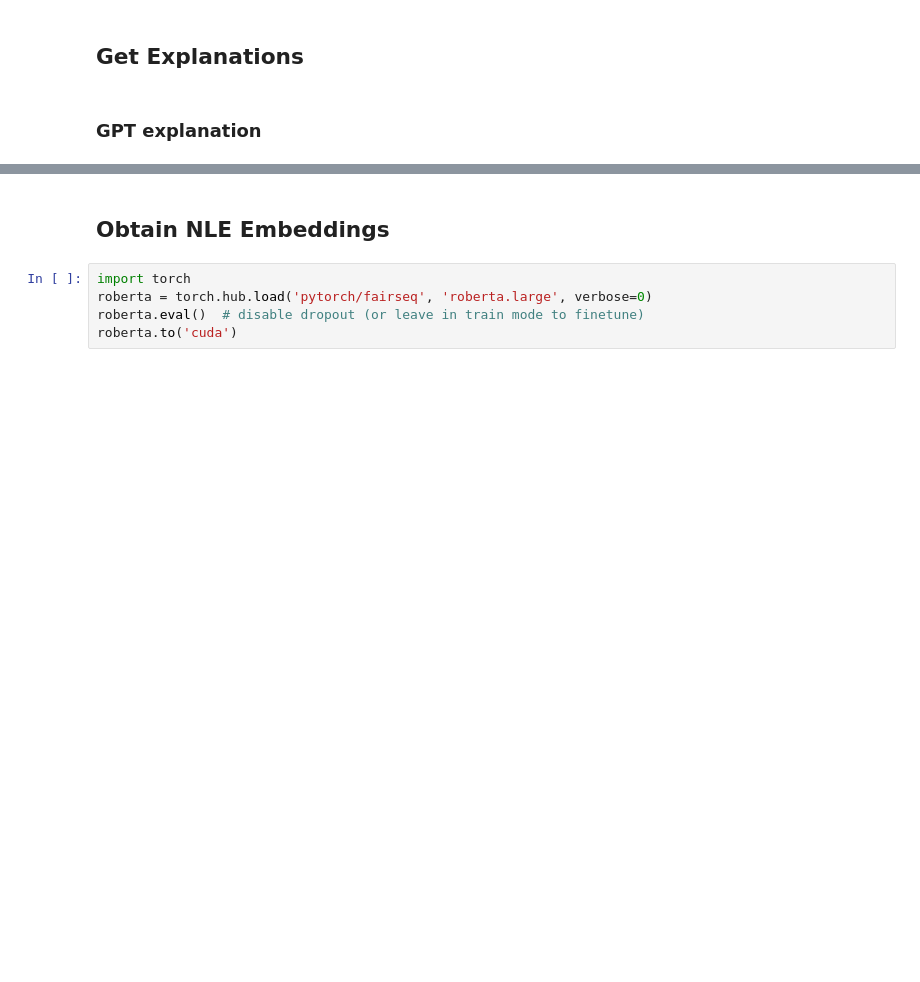
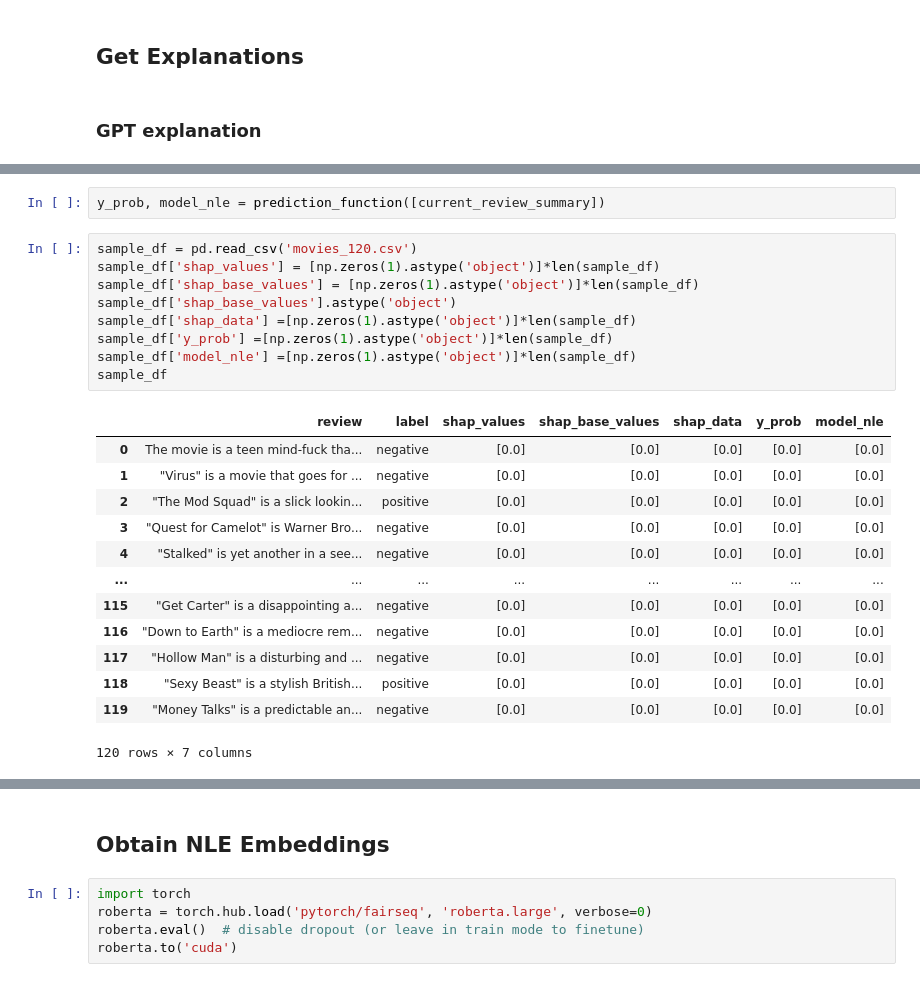
Before and after one commit to LittleDijkstraZ/Probing-for-NLE, a Jupyter notebook: movie review.ipynb, the cells around one changed output, grey strips where cells are left out. Cells and saved outputs as stored; diff of their text form; blank space fills up the shorter version.

```diff
--- a/movie review.ipynb
+++ b/movie review.ipynb
@@ -288,0 +356,25 @@ for i in tqdm(range(1)):
+# %%
+y_prob, model_nle = prediction_function([current_review_summary])
+# %%
+sample_df = pd.read_csv('movies_120.csv')
+sample_df['shap_values'] = [np.zeros(1).astype('object')]*len(sample_df)
+sample_df['shap_base_values'] = [np.zeros(1).astype('object')]*len(sample_df)
+sample_df['shap_base_values'].astype('object')
+sample_df['shap_data'] =[np.zeros(1).astype('object')]*len(sample_df)
+sample_df['y_prob'] =[np.zeros(1).astype('object')]*len(sample_df)
+sample_df['model_nle'] =[np.zeros(1).astype('object')]*len(sample_df)
+sample_df
+# %% [output]
+|  | review | label | shap_values | shap_base_values | shap_data | y_prob | model_nle |
+| 0 | The movie is a teen mind-fuck tha... | negative | [0.0] | [0.0] | [0.0] | [0.0] | [0.0] |
+| 1 | "Virus" is a movie that goes for ... | negative | [0.0] | [0.0] | [0.0] | [0.0] | [0.0] |
+| 2 | "The Mod Squad" is a slick lookin... | positive | [0.0] | [0.0] | [0.0] | [0.0] | [0.0] |
+| 3 | "Quest for Camelot" is Warner Bro... | negative | [0.0] | [0.0] | [0.0] | [0.0] | [0.0] |
+| 4 | "Stalked" is yet another in a see... | negative | [0.0] | [0.0] | [0.0] | [0.0] | [0.0] |
+| ... | ... | ... | ... | ... | ... | ... | ... |
+| 115 | "Get Carter" is a disappointing a... | negative | [0.0] | [0.0] | [0.0] | [0.0] | [0.0] |
+| 116 | "Down to Earth" is a mediocre rem... | negative | [0.0] | [0.0] | [0.0] | [0.0] | [0.0] |
+| 117 | "Hollow Man" is a disturbing and ... | negative | [0.0] | [0.0] | [0.0] | [0.0] | [0.0] |
+| 118 | "Sexy Beast" is a stylish British... | positive | [0.0] | [0.0] | [0.0] | [0.0] | [0.0] |
+| 119 | "Money Talks" is a predictable an... | negative | [0.0] | [0.0] | [0.0] | [0.0] | [0.0] |
+120 rows × 7 columns
```
Also changed, not shown: parts of 14 cells of this notebook, 4 other files.
